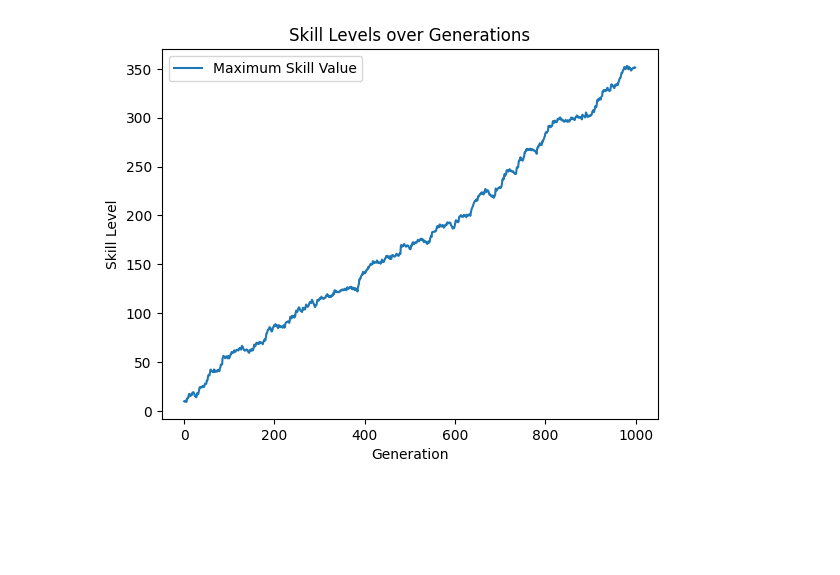
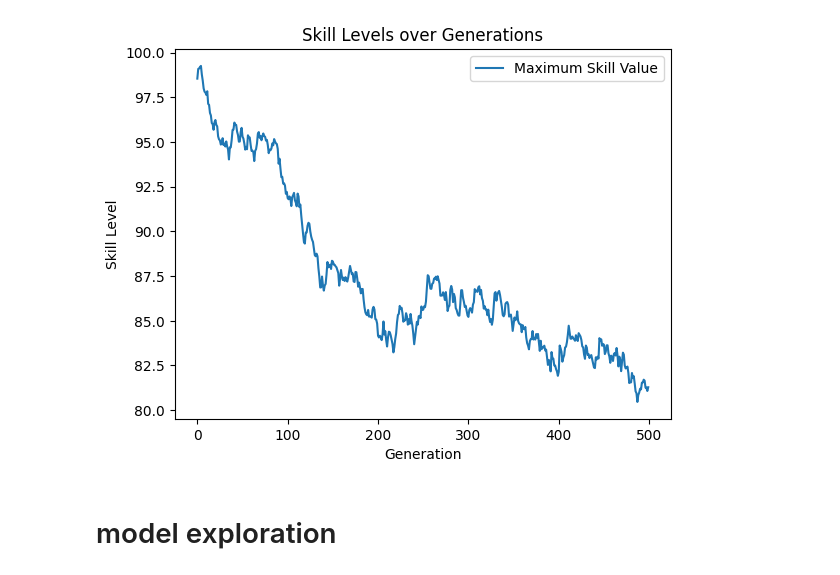
Before and after one commit to pietronickl/ABMs_CA2023, a Jupyter notebook: Henrich.ipynb, the cells around one changed output. Cells and saved outputs as stored; diff of their text form; code cells hidden in the pictures; blank space fills up the shorter version.

```diff
--- a/Henrich.ipynb
+++ b/Henrich.ipynb
@@ -1,43 +4,48 @@
 # %%
 import numpy as np
 import matplotlib.pyplot as plt
 import seaborn as sns
 
 # Set the parameters for the distribution
-num_agents = 40  # Number of agents in the population
-num_generations = 1000  # Number of generations
+N = 400  # Number of agents in the population
+generations = 500  # Number of generations
 
 # Generate the initial skills for the first generation
-skills = np.random.uniform(low=0, high=10, size=num_agents)
+skills = np.random.uniform(low=0, high=100, size=num_agents)
 
 # Track the maximum skill value for each generation
 max_skills = []
 
 # Perform the copying process for each generation
-for generation in range(num_generations):
+for generation in range(generations):
 
     # Determine the target
     target = max(skills)
 
     max_skills.append(target)  # Track the maximum skill value
 
+    # in the original model, Henrich used a Gumbel distribuation
+    # I have provided code for that below, but first let's just play with a Normal distribution
+    # it doesn't have quite right properties for us, but do you get the intuition what this captures?
+
+    skills = np.random.normal(loc=target - 3, scale=1, size = N)
+
     # Generate a random value from the Gumbel distribution
     # The Gumbel distribution is characterized by two parameters: loc (location) and scale.
-    # The loc parameter sets the location or position of the distribution's mode, while the scale parameter controls the spread or dispersion of the distribution.
-
-    skills = np.random.gumbel(loc=target-4, scale=1, size=num_agents)
-
+    # The loc parameter sets the location or position of the distribution's mode,
+    # # while the scale parameter controls the spread or dispersion of the distribution.
+    # skills = np.random.gumbel(loc=target-deviance, scale=dispersion, size=N)
 
 
 # Plot the skill levels as a function of generation
-plt.plot(range(num_generations), max_skills, label='Maximum Skill Value')
+plt.plot(range(generations), max_skills, label='Maximum Skill Value')
 plt.xlabel('Generation')
 plt.ylabel('Skill Level')
 plt.title('Skill Levels over Generations')
 plt.legend()
 plt.show()
 # %% [output]
-[figure, old version]
+[figure, new version]
 # %%
 def henrich_model(N, generations, dispersion, deviance):
 
@@ -63,3 +75,5 @@ def henrich_model(N, generations, dispersion, deviance):
 
     return max_skills
+# %% [markdown]
+# model exploration
 # %%
```
Also changed, not shown: parts of 8 cells of this notebook, 7 other files.
